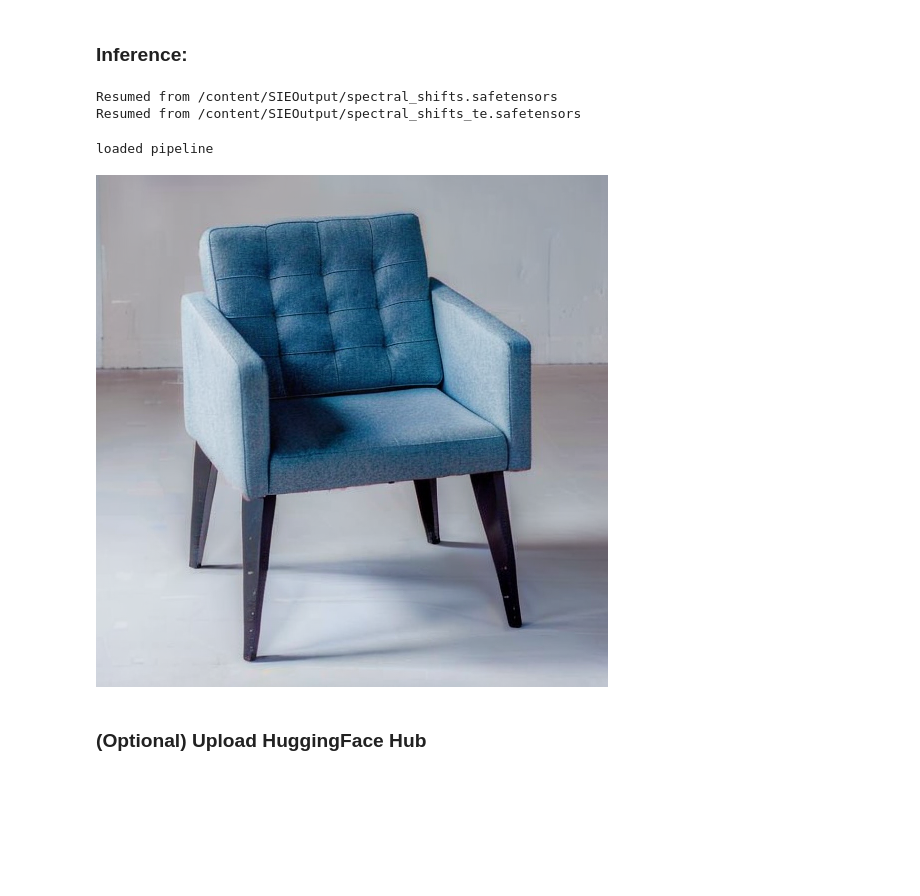
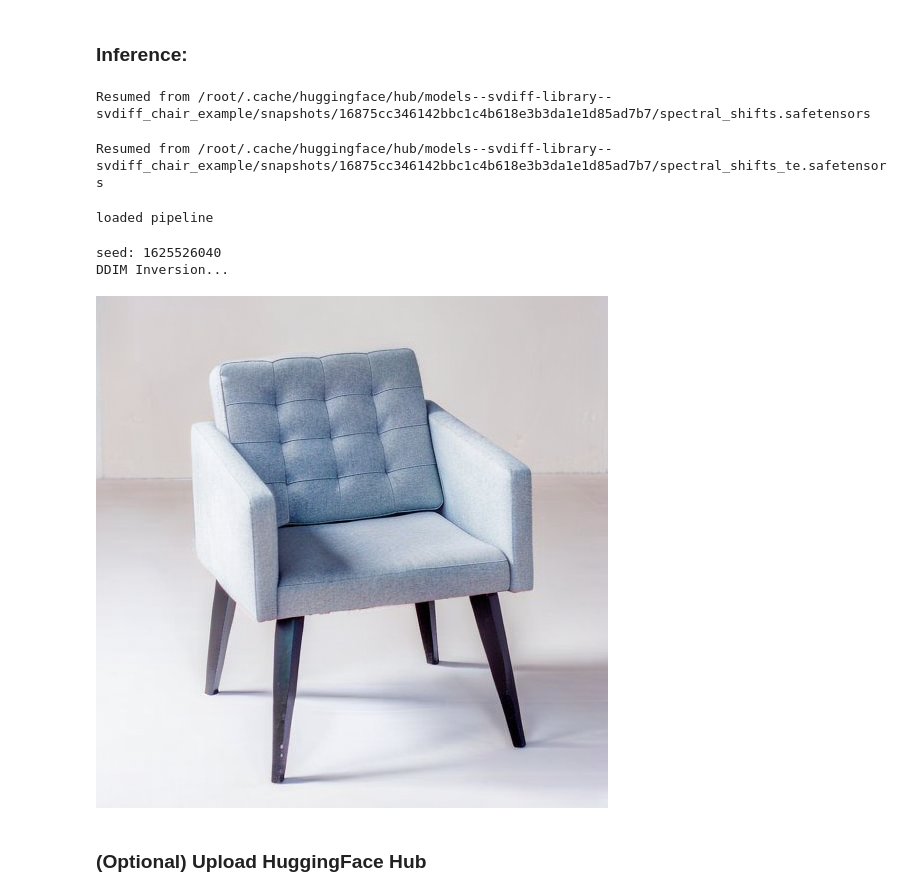
Before and after one commit to mkshing/svdiff-pytorch, a Jupyter notebook: scripts/svdiff_pytorch.ipynb, the cells around one changed output. Saved outputs shown, nothing was run; the diff lists cells and outputs as text; code cells hidden in the pictures; blank space fills up the shorter version.

```diff
--- a/scripts/svdiff_pytorch.ipynb
+++ b/scripts/svdiff_pytorch.ipynb
@@ -434,7 +434,7 @@ sys.path.append("/content/svdiff-pytorch")
 from svdiff_pytorch import load_unet_for_svdiff, load_text_encoder_for_svdiff, image_grid, StableDiffusionPipelineWithDDIMInversion
 
 
-def load_text_encoder(pretrained_model_name_or_path, spectral_shifts_ckpt, device, fp16=False):
+def load_text_encoder(pretrained_model_name_or_path, spectral_shifts_ckpt, device, fp16=False, hf_hub_kwargs=None,):
     if os.path.isdir(spectral_shifts_ckpt):
         spectral_shifts_ckpt = os.path.join(spectral_shifts_ckpt, "spectral_shifts_te.safetensors")
     elif not os.path.exists(spectral_shifts_ckpt):
@@ -463,7 +463,7 @@ def load_text_encoder(pretrained_model_name_or_path, spectral_shifts_ckpt, devic
 import sys
 from diffusers import AutoencoderKL, DDIMScheduler
 
-spectral_shifts_ckpt = "/content/SIEOutput" #@param {type:"string"}
+spectral_shifts_ckpt = "svdiff-library/svdiff_chair_example" #@param {type:"string"}
 
 device = "cuda" if torch.cuda.is_available() else "cpu"
 unet = load_unet_for_svdiff(MODEL_NAME, spectral_shifts_ckpt=spectral_shifts_ckpt, subfolder="unet")
@@ -471,7 +471,6 @@ text_encoder = load_text_encoder(
     pretrained_model_name_or_path=MODEL_NAME,
     spectral_shifts_ckpt=spectral_shifts_ckpt,
     device=device,
-    fp16=True,
 )
 # load pipe
 pipe = StableDiffusionPipelineWithDDIMInversion.from_pretrained(
@@ -489,9 +488,9 @@ pipe.scheduler = DDIMScheduler.from_config(pipe.scheduler.config)
 pipe = pipe.to(device)
 print("loaded pipeline")
 # %% [output]
-Resumed from /content/SIEOutput/spectral_shifts.safetensors
-Resumed from /content/SIEOutput/spectral_shifts_te.safetensors
+Resumed from /root/.cache/huggingface/hub/models--svdiff-library--svdiff_chair_example/snapshots/16875cc346142bbc1c4b618e3b3da1e1d85ad7b7/spectral_shifts.safetensors
-loaded pipeline
+Resumed from /root/.cache/huggingface/hub/models--svdiff-library--svdiff_chair_example/snapshots/16875cc346142bbc1c4b618e3b3da1e1d85ad7b7/spectral_shifts_te.safetensors
+loaded pipeline
 # %%
 # @markdown **Run!:**
 # @markdown <br> *It takes time at the 1st run because SVD is performed.
@@ -501,16 +500,15 @@ import sys
 import torch
 from PIL import Image
 from diffusers import DDIMScheduler
-sys.path.append("/content/svdiff-pytorch-2")
-from svdiff_pytorch import load_unet_for_svdiff, load_text_encoder_for_svdiff
 
 target_prompt = "photo of a blue chair with black legs" #@param {type: "string"}
 #@markdown If you want to use DDIM inversion, please input your training prompt and image below.
 # source_prompt = "photo of a pink chair with black legs"
-source_prompt = "" #@param {type: "string"}
-source_image_path_or_url = "" #@param {type: "string"}
+# source_prompt = "" #@param {type: "string"}
+source_image_path_or_url = "/content/pink-chair.jpeg" #@param {type: "string"}
 num_images_per_prompt = 1 # @param {type: "integer"}
-guidance_scale = 7.5 # @param {type: "number"}
+guidance_scale = 5.0 # @param {type: "number"}
+ddim_eta = 0.5 # @param {type: "number"}
 num_inference_steps = 25 # @param {type: "integer"}
 height = 512 # @param {type: "integer"}
 width = 512 # @param {type: "integer"}
@@ -532,36 +530,39 @@ else:
   seed = int(seed)
 g_cuda = torch.Generator(device='cuda').manual_seed(seed)
 print(f"seed: {seed}")
 
 inv_latents = None
 # (optional) ddim inversion
-if source_prompt != "" and source_image_path_or_url != "":
+if source_image_path_or_url != "":
   print("DDIM Inversion...")
   # if you don't do it, inv_latents = None
   image = Image.open(fetch(source_image_path_or_url)).convert("RGB").resize((width, height))
   # in SVDiff, they use guidance scale=1 in ddim inversion
-  inv_latents = pipe.invert(source_prompt, image=image, guidance_scale=1.0).latents
+  inv_latents = pipe.invert(target_prompt, image=image, guidance_scale=1.0).latents
 
 
 target_prompt = target_prompt.split("::")
 all_images = []
 for prompt in tqdm(target_prompt):
     with torch.autocast(device), torch.inference_mode():
         images = pipe(
             prompt,
             latents=inv_latents,
             num_inference_steps=num_inference_steps,
             guidance_scale=guidance_scale,
+            eta=ddim_eta,
             num_images_per_prompt=num_images_per_prompt,
             height=height,
             width=width,
             generator=g_cuda,
         ).images
     all_images.extend(images)
 grid_image = image_grid(all_images, len(target_prompt), num_images_per_prompt)
 grid_image
 # %% [output]
+seed: 1625526040
+DDIM Inversion...
-[figure, old version]
+[figure, new version]
 # %% [markdown]
 ### **(Optional) Upload HuggingFace Hub**
 # %%
```
Also changed, not shown: parts of 1 cell of this notebook, 1 other file.
